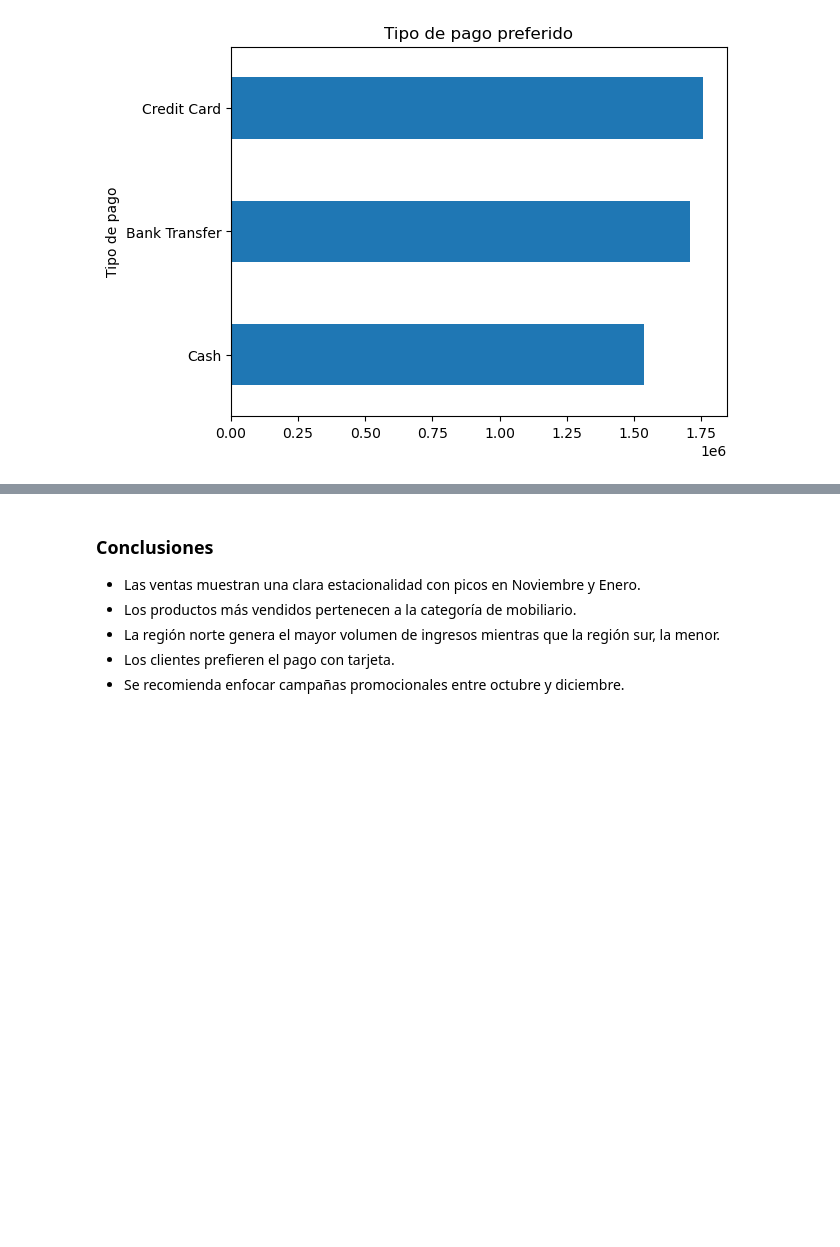
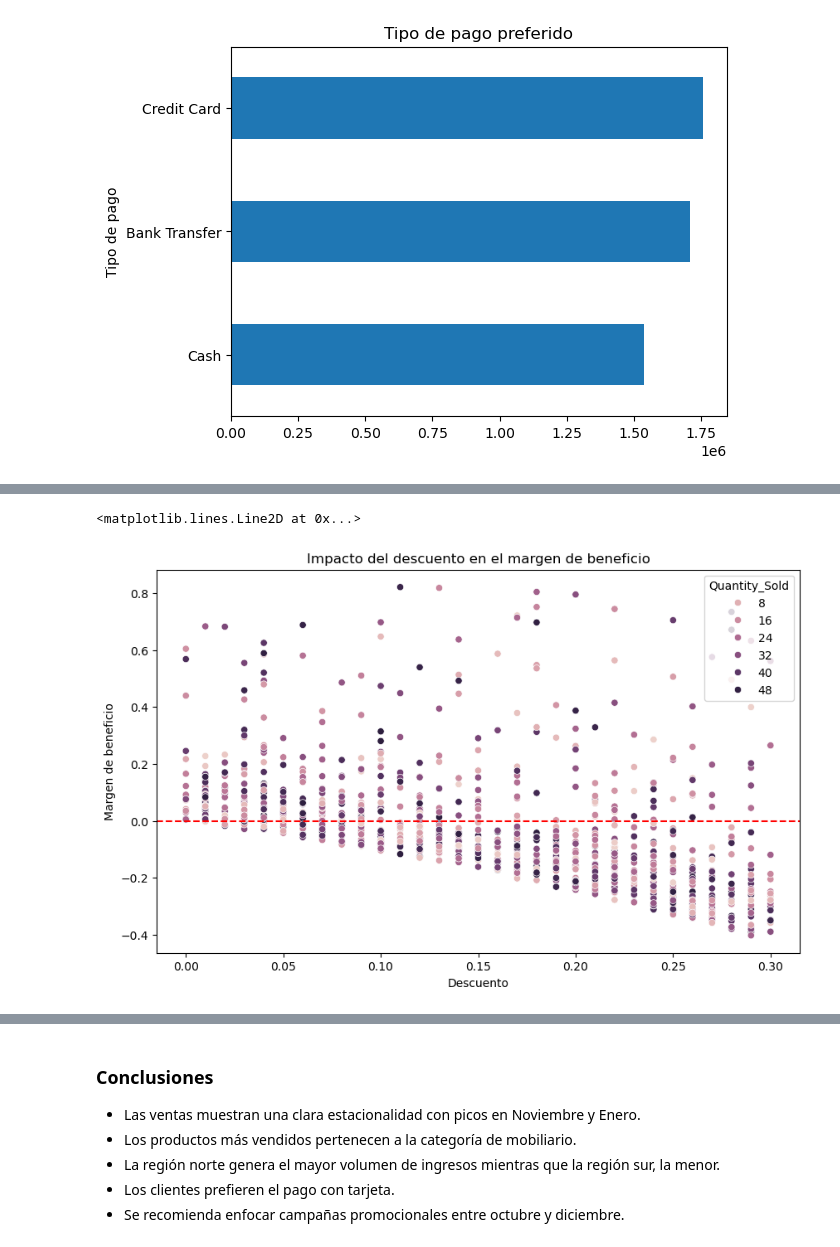
Before and after one commit to JesusMarinMiret-Porfolio/JesusMarinMiret-Porfolio, a Jupyter notebook: retail-sales-analysis/notebooks/retail_sales_analysis.ipynb, the cells around one changed output, grey strips where cells are left out. Saved outputs shown, nothing was run; the diff lists cells and outputs as text; code cells hidden in the pictures; blank space fills up the shorter version.

```diff
--- a/retail-sales-analysis/notebooks/retail_sales_analysis.ipynb
+++ b/retail-sales-analysis/notebooks/retail_sales_analysis.ipynb
@@ -141,0 +145,6 @@ Text(0, 0.5, 'Tipo de pago')
+# %%
+df['Gross_Sales'] = df['Unit_Price'] * df['Quantity_Sold'] #Ganancia bruta
+df['Net_Sales'] = df['Gross_Sales'] * (1 - df['Discount']) #Ganancia neta (tras restar el descuento aplicado)
+df['Total_Cost'] = df['Unit_Cost'] * df['Quantity_Sold'] #Coste total
+df['Profit'] = df['Net_Sales'] - df['Total_Cost'] #Beneficio
+df['Profit Margin'] = df['Profit'] / df['Net_Sales'] #Margen de beneficio
@@ -141,0 +154,11 @@ Text(0, 0.5, 'Tipo de pago')
+# %%
+
+plt.figure(figsize=(10, 6))
+sns.scatterplot(data=df, x='Discount', y='Profit Margin', hue='Quantity_Sold')
+plt.title('Impacto del descuento en el margen de beneficio')
+plt.xlabel('Descuento')
+plt.ylabel('Margen de beneficio')
+plt.axhline(0, color='red', linestyle='--')
+# %% [output]
+<matplotlib.lines.Line2D at 0x...>
+[figure, added]
```
Also changed, not shown: parts of 4 cells of this notebook.
